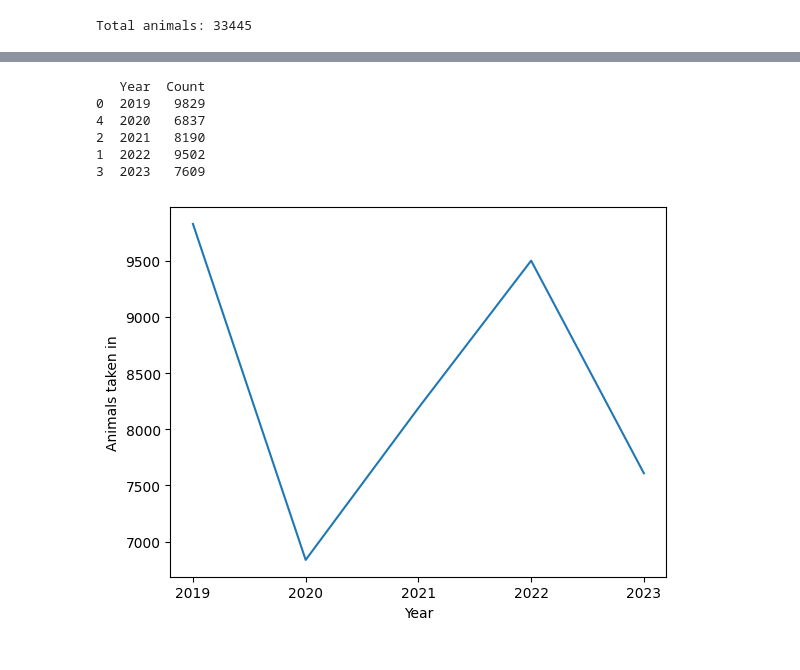
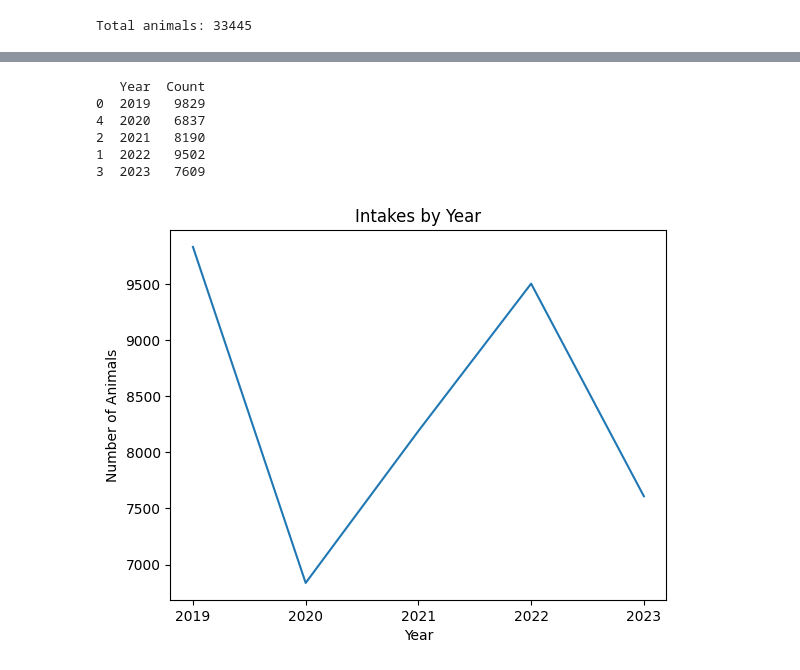
Before and after one commit to jmpurvis0/Capstone-Project, a Jupyter notebook: Animal Data.ipynb, the cells around one changed output, grey strips where cells are left out. Saved outputs shown, nothing was run; the diff lists cells and outputs as text; code cells hidden in the pictures.

```diff
--- a/Animal Data.ipynb
+++ b/Animal Data.ipynb
@@ -241,28 +241,29 @@ df.head()
 # %%
 #line graph
 #number of intakes over the years
 #print(df.value_counts('indate year'), df.value_counts('outdate year'))
 indate_df = df.value_counts('Indate Year').reset_index().sort_values(['Indate Year'])
 indate_df.columns = ['Year', 'Count']
 
 print(indate_df)
 
 #change X axis to only show integers
 ax = plt.figure().gca()
 ax.xaxis.set_major_locator(MaxNLocator(integer=True))
 
 plt.plot(indate_df['Year'], indate_df['Count'])
 plt.xlabel('Year')
-plt.ylabel('Animals taken in')
+plt.ylabel('Number of Animals')
+plt.title('Intakes by Year')
 plt.show()
 
 #significant decrease in 2020 (understandably)
 #2023 seems lower than expected; the most recent dates in the data (at the time of creating this study) go to mid November 2023
 # %% [output]
    Year  Count
 0  2019   9829
 4  2020   6837
 2  2021   8190
 1  2022   9502
 3  2023   7609
-[figure, old version]
+[figure, new version]
```
Also changed, not shown: parts of 4 cells of this notebook.
